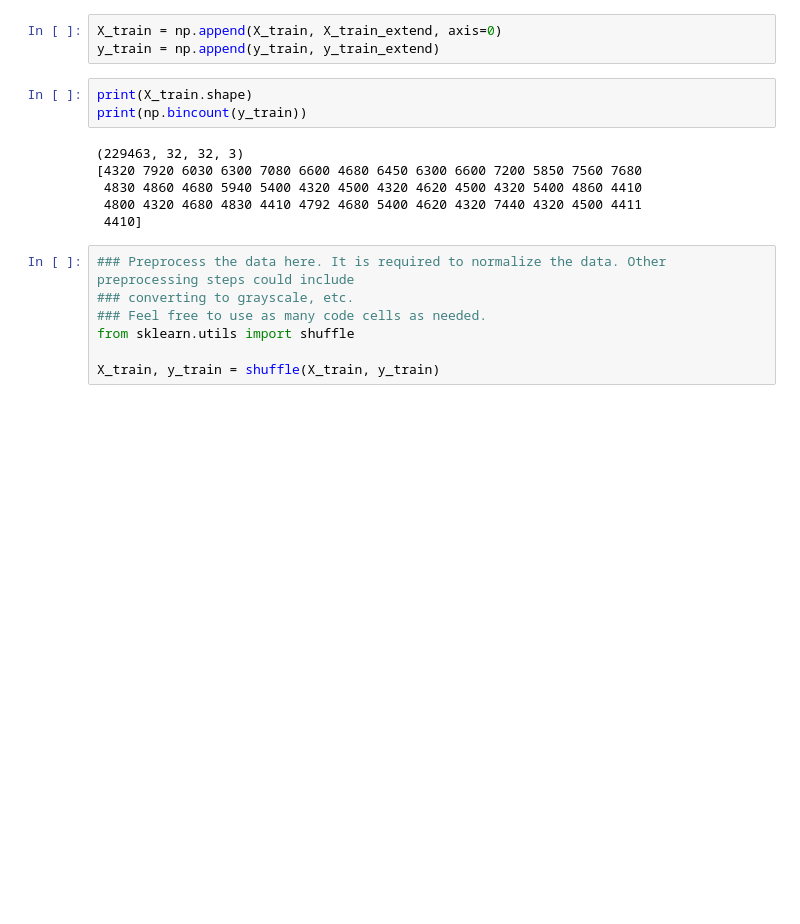
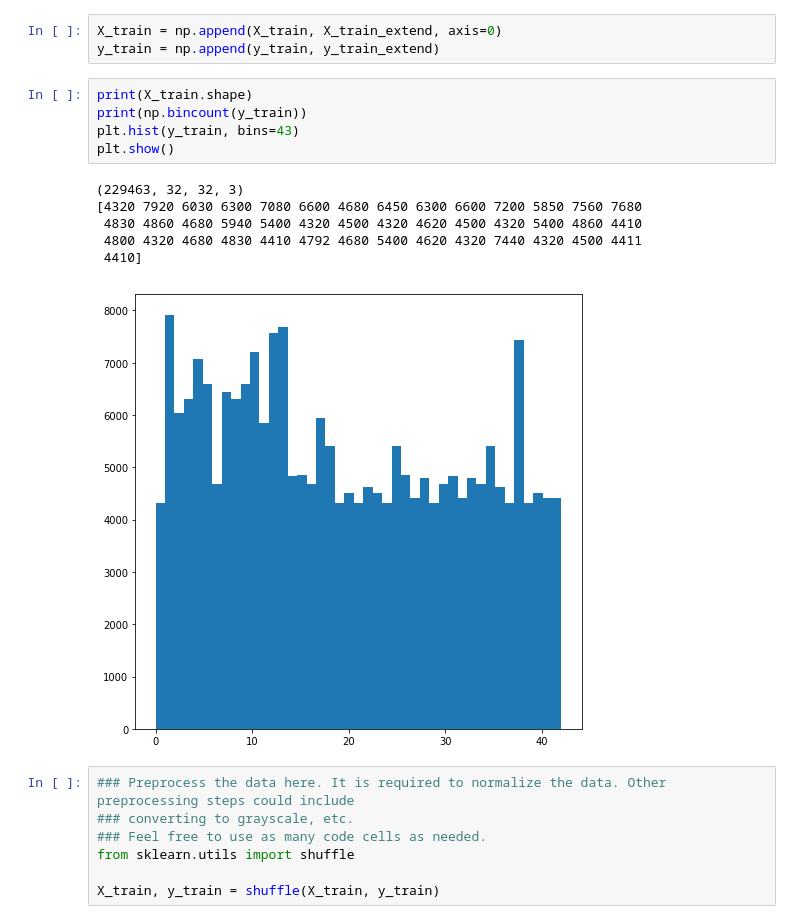
Before and after one commit to ronhuafeng/CarND-Traffic-Sign-Classifier-Project, a Jupyter notebook: Traffic_Sign_Classifier.ipynb, the cells around one changed output. Cells and saved outputs as stored; diff of their text form; blank space fills up the shorter version.

```diff
--- a/Traffic_Sign_Classifier.ipynb
+++ b/Traffic_Sign_Classifier.ipynb
@@ -225,12 +217,15 @@ y_train = np.append(y_train, y_train_extend)
 # %%
 print(X_train.shape)
 print(np.bincount(y_train))
+plt.hist(y_train, bins=43)
+plt.show()
 # %% [output]
 (229463, 32, 32, 3)
 [4320 7920 6030 6300 7080 6600 4680 6450 6300 6600 7200 5850 7560 7680
  4830 4860 4680 5940 5400 4320 4500 4320 4620 4500 4320 5400 4860 4410
  4800 4320 4680 4830 4410 4792 4680 5400 4620 4320 7440 4320 4500 4411
  4410]
+[figure, added]
 # %%
 ### Preprocess the data here. It is required to normalize the data. Other preprocessing steps could include
 ### converting to grayscale, etc.
```
Also changed, not shown: parts of 13 cells of this notebook.
